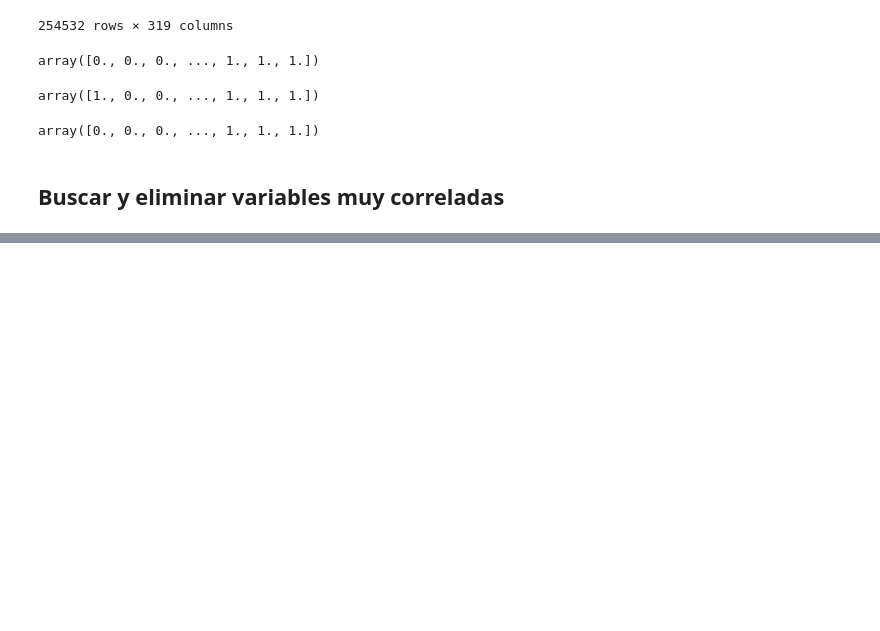
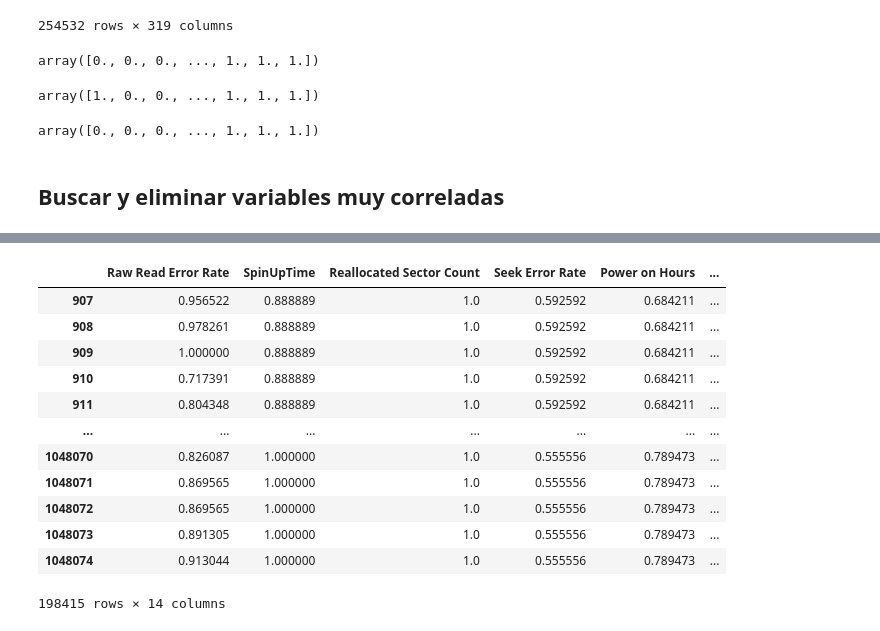
Before and after one commit to mayumar/XAI_metrics, a Jupyter notebook: prueba/prueba_phmd.ipynb, the cells around one changed output, grey strips where cells are left out. Cells and saved outputs as stored; diff of their text form; code cells hidden in the pictures; blank space fills up the shorter version.

```diff
--- a/prueba/prueba_phmd.ipynb
+++ b/prueba/prueba_phmd.ipynb
@@ -791,0 +1432,16 @@ show_correlation_matrix(df_correlacion)
+# %%
+X_val_phmd
+# %% [output]
+|  | Raw Read Error Rate | SpinUpTime | Reallocated Sector Count | Seek Error Rate | Power on Hours | ... |
+| 907 | 0.956522 | 0.888889 | 1.0 | 0.592592 | 0.684211 | ... |
+| 908 | 0.978261 | 0.888889 | 1.0 | 0.592592 | 0.684211 | ... |
+| 909 | 1.000000 | 0.888889 | 1.0 | 0.592592 | 0.684211 | ... |
+| 910 | 0.717391 | 0.888889 | 1.0 | 0.592592 | 0.684211 | ... |
+| 911 | 0.804348 | 0.888889 | 1.0 | 0.592592 | 0.684211 | ... |
+| ... | ... | ... | ... | ... | ... | ... |
+| 1048070 | 0.826087 | 1.000000 | 1.0 | 0.555556 | 0.789473 | ... |
+| 1048071 | 0.869565 | 1.000000 | 1.0 | 0.555556 | 0.789473 | ... |
+| 1048072 | 0.869565 | 1.000000 | 1.0 | 0.555556 | 0.789473 | ... |
+| 1048073 | 0.891305 | 1.000000 | 1.0 | 0.555556 | 0.789473 | ... |
+| 1048074 | 0.913044 | 1.000000 | 1.0 | 0.555556 | 0.789473 | ... |
+198415 rows × 14 columns
```
Also changed, not shown: parts of 63 cells of this notebook, 23 other files.
